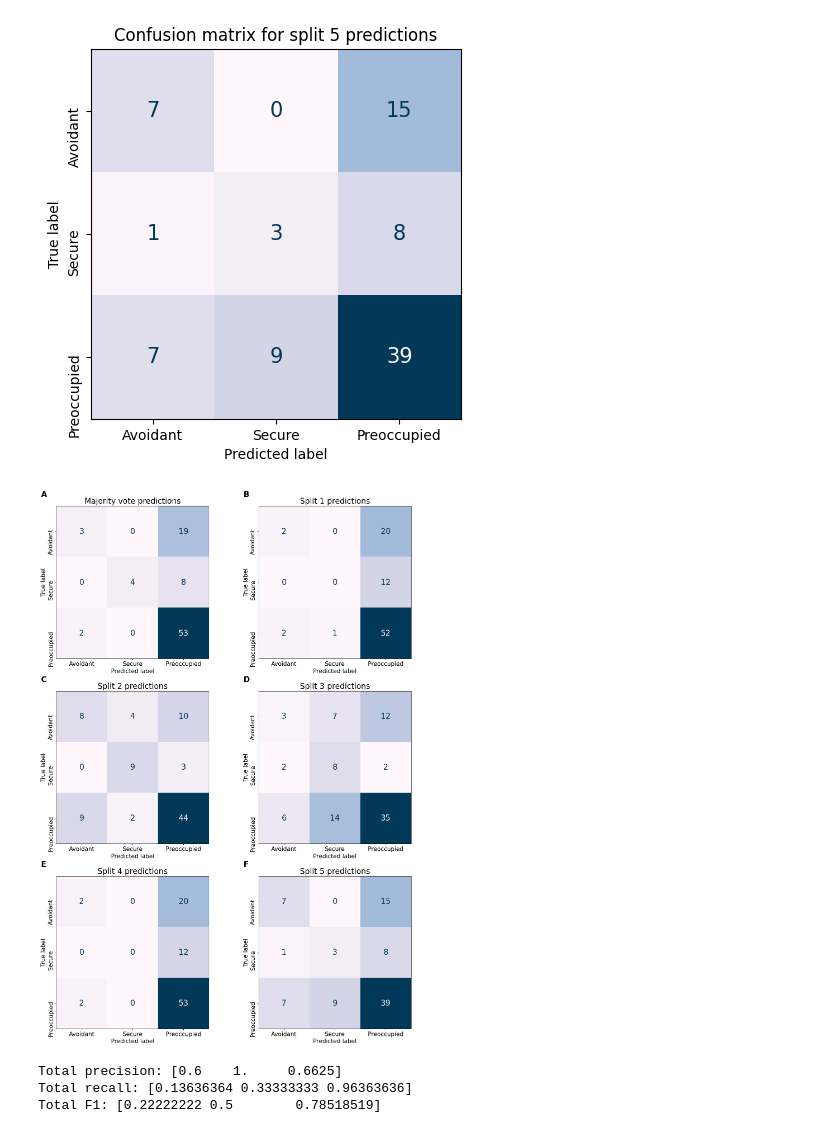
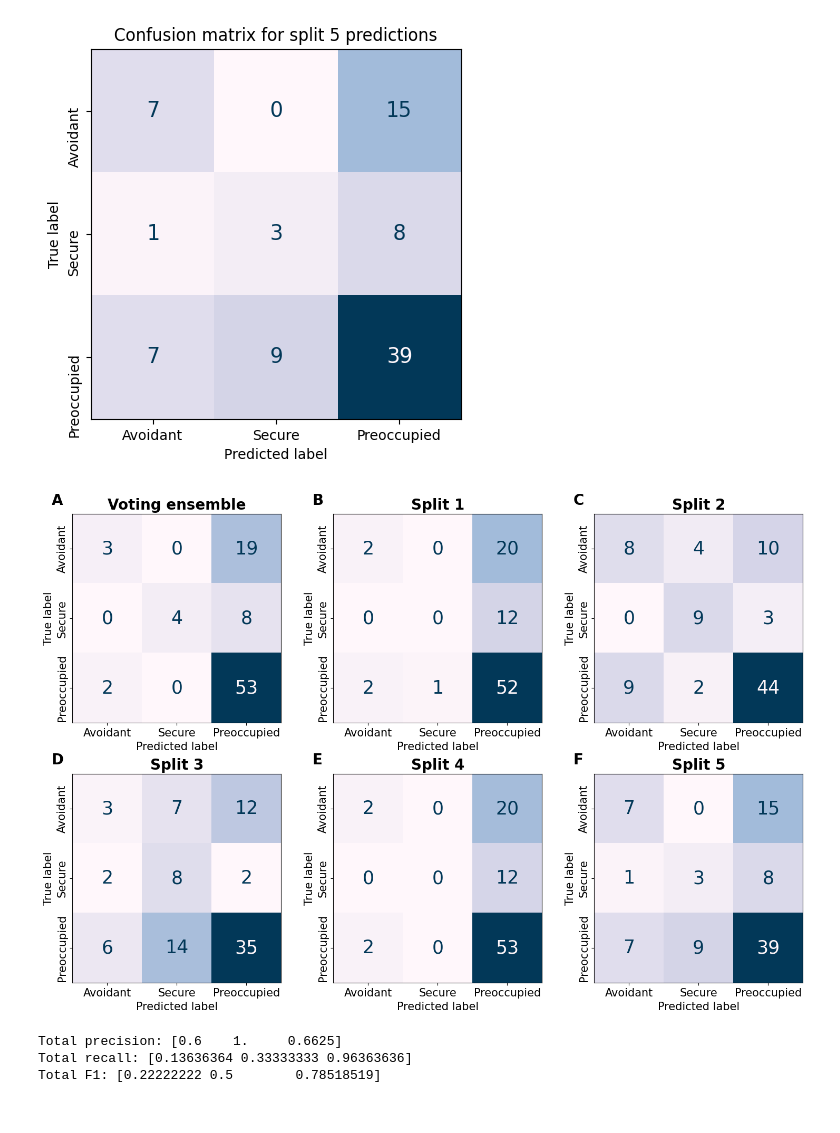
Before and after one commit to Fred-Bred/SDS-thesis, a Jupyter notebook: src/plotting.ipynb, the cells around one changed output. Saved outputs shown, nothing was run; the diff lists cells and outputs as text; code cells hidden in the pictures.

Commit message:
Updated plots

```diff
--- a/src/plotting.ipynb
+++ b/src/plotting.ipynb
@@ -205,11 +206,18 @@ full['Label'] = full['Label'].replace(class_names)
 # Define the color palette
 palette = {"Avoidant": 'blue', "Secure": 'orange', "Preoccupied": 'green'}
 
+# Calculate weights to normalize the histogram
+weights = np.ones_like(full['turn_length']) / len(full['turn_length'])
+
 plt.figure(figsize=(10, 5))
 plt.xscale("log")
-sns.histplot(data=full, x="turn_length", bins=20, hue="Label", palette=palette, multiple="dodge", legend=True, shrink=0.8)
-plt.xlabel("Word count ($\log_{10}$ scale)")
+sns.histplot(data=full, x="turn_length", bins=20, hue="Label", palette=palette, multiple="dodge", legend=True, weights=weights)
+plt.xlabel("Turn length in word count ($\log_{10}$ scale)")
+plt.ylabel("Proportion of turns")
 # plt.title("Turn length distribution by class in therapy transcripts (log scale)")
-plt.savefig("../TeX/figures/updates/log_dodge_turn_length_distribution_by_class.png")
+plt.gca().yaxis.set_major_formatter(PercentFormatter(1))
+plt.rcParams.update({'font.size': 20})
+# plt.savefig("../TeX/figures/updates/log_dodge_turn_length_distribution_by_class.png")
+plt.savefig("../TeX/figures/updates/log_dodge_turn_length_total.png", bbox_inches='tight')
 plt.show()
 # %% [output]
@@ -312,53 +346,54 @@ plt.savefig("../TeX/figures/updates/roberta-large_150_split5_confusion_matrix.pn
 [figure]
 [figure]
 # %%
-fig, axs = plt.subplots(3, 2, figsize=(15, 20))  # create a 3x2 grid of subplots
+fig, axs = plt.subplots(2, 3, figsize=(15, 10))  # create a 2x3 grid of subplots with smaller figure size
 title_size = 20
-text_size = 20
+title_weight = 750
+text_size = 25
 tick_size = 15
 label_size = 15
 
 # Plot the confusion matrices
 ConfusionMatrixDisplay(cm_total, display_labels=["Avoidant", "Secure", "Preoccupied"]).plot(cmap=cmap, ax=axs[0, 0], text_kw={"size": text_size}, colorbar=False)
-axs[0, 0].set_title("Majority vote predictions", fontsize=title_size)
+axs[0, 0].set_title("Voting ensemble", fontsize=title_size, fontweight=title_weight)
 
 ConfusionMatrixDisplay(cm_1, display_labels=["Avoidant", "Secure", "Preoccupied"]).plot(cmap=cmap, ax=axs[0, 1], text_kw={"size": text_size}, colorbar=False)
-axs[0, 1].set_title("Split 1 predictions", fontsize=title_size)
+axs[0, 1].set_title("Split 1", fontsize=title_size, fontweight=title_weight)
 
-ConfusionMatrixDisplay(cm_2, display_labels=["Avoidant", "Secure", "Preoccupied"]).plot(cmap=cmap, ax=axs[1, 0], text_kw={"size": text_size}, colorbar=False)
-axs[1, 0].set_title("Split 2 predictions", fontsize=title_size)
+ConfusionMatrixDisplay(cm_2, display_labels=["Avoidant", "Secure", "Preoccupied"]).plot(cmap=cmap, ax=axs[0, 2], text_kw={"size": text_size}, colorbar=False)
+axs[0, 2].set_title("Split 2", fontsize=title_size, fontweight=title_weight)
 
-ConfusionMatrixDisplay(cm_3, display_labels=["Avoidant", "Secure", "Preoccupied"]).plot(cmap=cmap, ax=axs[1, 1], text_kw={"size": text_size}, colorbar=False)
-axs[1, 1].set_title("Split 3 predictions", fontsize=title_size)
+ConfusionMatrixDisplay(cm_3, display_labels=["Avoidant", "Secure", "Preoccupied"]).plot(cmap=cmap, ax=axs[1, 0], text_kw={"size": text_size}, colorbar=False)
+axs[1, 0].set_title("Split 3", fontsize=title_size, fontweight=title_weight)
 
-ConfusionMatrixDisplay(cm_4, display_labels=["Avoidant", "Secure", "Preoccupied"]).plot(cmap=cmap, ax=axs[2, 0], text_kw={"size": text_size}, colorbar=False)
-axs[2, 0].set_title("Split 4 predictions", fontsize=title_size)
+ConfusionMatrixDisplay(cm_4, display_labels=["Avoidant", "Secure", "Preoccupied"]).plot(cmap=cmap, ax=axs[1, 1], text_kw={"size": text_size}, colorbar=False)
+axs[1, 1].set_title("Split 4", fontsize=title_size, fontweight=title_weight)
 
-ConfusionMatrixDisplay(cm_5, display_labels=["Avoidant", "Secure", "Preoccupied"]).plot(cmap=cmap, ax=axs[2, 1], text_kw={"size": text_size}, colorbar=False)
-axs[2, 1].set_title("Split 5 predictions", fontsize=title_size)
+ConfusionMatrixDisplay(cm_5, display_labels=["Avoidant", "Secure", "Preoccupied"]).plot(cmap=cmap, ax=axs[1, 2], text_kw={"size": text_size}, colorbar=False)
+axs[1, 2].set_title("Split 5", fontsize=title_size, fontweight=title_weight)
 
 # Rotate the y-axis labels
 for ax in axs.flat:
     labels = ax.get_yticklabels()
-    ax.set_yticklabels(labels, rotation=90)
+    ax.set_yticklabels(labels, rotation=90, va='center')
     ax.tick_params(axis='both', which='major', labelsize=label_size)  # Change tick label font size
     ax.xaxis.label.set_size(tick_size)  # Change x-axis label font size
     ax.yaxis.label.set_size(tick_size)  # Change y-axis label font size
 
 # Label the subplots
 labels = ['A', 'B', 'C', 'D', 'E', 'F']
 for ax, label in zip(axs.flat, labels):
     ax.text(-0.1, 1.1, label, transform=ax.transAxes, fontsize=20, fontweight='bold', va='top')
 
 # Adjust the layout
 plt.tight_layout()
 # fig.colorbar(axs[0, 0].get_images()[0], ax=axs, orientation='vertical', fraction=.1, pad=0.05, aspect=80)
 
 # # Save the figure
 plt.savefig("../TeX/figures/updates/combined_confusion_matrix.png")
-# plt.show()
+plt.show()
 # %% [output]
-[figure, old version]
+[figure, new version]
 # %%
 total_precision = np.diag(cm_total) / np.sum(cm_total, axis=0)
 total_recall = np.diag(cm_total) / np.sum(cm_total, axis=1)
```
Also changed, not shown: parts of 3 cells of this notebook, 4 other files.
